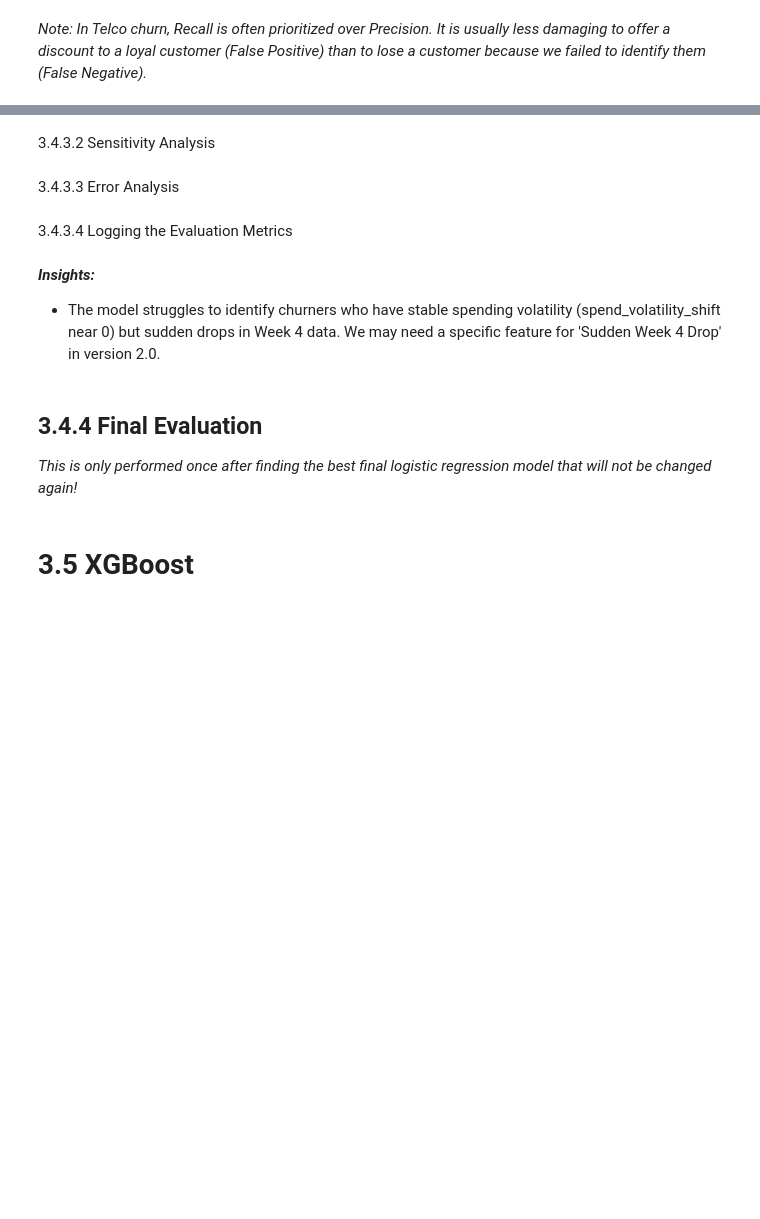
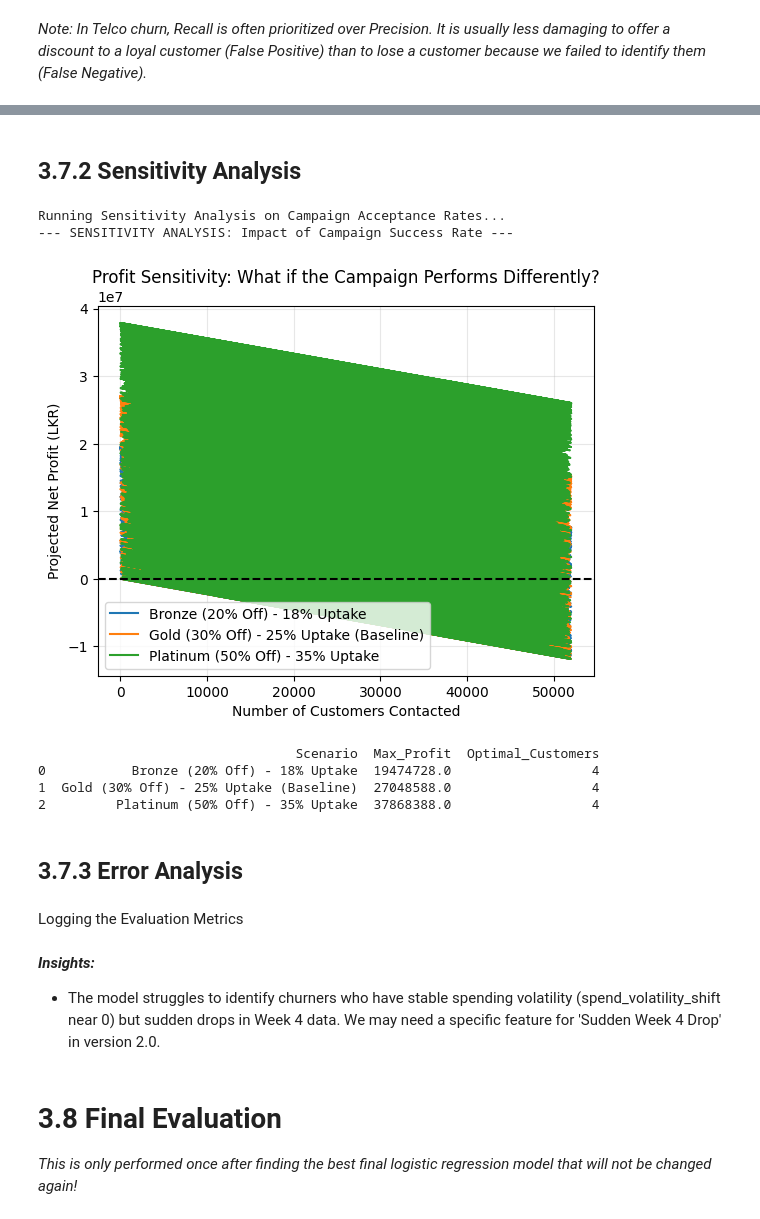
Before and after one commit to tejakusumah-y2008hub/telco-customer-churn-prediction, a Jupyter notebook: notebooks/3.0-yusuftejakusumah-modeling-and-evaluation.ipynb, the cells around one changed output, grey strips where cells are left out. Saved outputs shown, nothing was run; the diff lists cells and outputs as text; code cells hidden in the pictures; blank space fills up the shorter version.

```diff
--- a/notebooks/3.0-yusuftejakusumah-modeling-and-evaluation.ipynb
+++ b/notebooks/3.0-yusuftejakusumah-modeling-and-evaluation.ipynb
@@ -325,11 +611,35 @@ advanced_churn_evaluation(
 # %% [markdown]
-3.4.3.2 Sensitivity Analysis
+## 3.7.2 Sensitivity Analysis
 # %%
 # Sensitivity Analysis
+# Define scenarios with specific Costs and Acceptance Rates
+scenarios = [
+    # SCENARIO A: The "Bronze" Offer (20% Off)
+    # Cheaper (Rs. 150) but low acceptance (18%)
+    {'rate': 0.18, 'cost': 150, 'label': 'Bronze (20% Off) - 18% Uptake'},
+
+    # SCENARIO B: The "Gold" Offer (30% Off) - YOUR CHOSEN STRATEGY
+    # Balanced Cost (Rs. 225) and good acceptance (25%)
+    {'rate': 0.25, 'cost': 225, 'label': 'Gold (30% Off) - 25% Uptake (Baseline)'},
+
+    # SCENARIO C: The "Platinum" Offer (50% Off)
+    # Expensive (Rs. 375) but high acceptance (35%)
+    {'rate': 0.35, 'cost': 375, 'label': 'Platinum (50% Off) - 35% Uptake'}
+]
 print("Running Sensitivity Analysis on Campaign Acceptance Rates...")
-run_sensitivity_analysis(final_model, X_train, y_train)
+run_sensitivity_analysis(final_model, X_train, y_train, scenarios=scenarios,
+                         ltv=LTV_LKR, cost_offer=COST_OFFER_LKR,
+                         cost_contact=COST_CONTACT_LKR, currency="LKR")
+# %% [output]
+Running Sensitivity Analysis on Campaign Acceptance Rates...
+--- SENSITIVITY ANALYSIS: Impact of Campaign Success Rate ---
+[figure, added]
+                                 Scenario  Max_Profit  Optimal_Customers
+0           Bronze (20% Off) - 18% Uptake  19474728.0                  4
+1  Gold (30% Off) - 25% Uptake (Baseline)  27048588.0                  4
+2         Platinum (50% Off) - 35% Uptake  37868388.0                  4
 # %% [markdown]
-3.4.3.3 Error Analysis
+## 3.7.3 Error Analysis
 # %%
 # Error Analysis
 # Get predictions
@@ -357,7 +667,7 @@ print(f"High Confidence False Negatives: {len(false_negatives_train)}")
 print("Profile of Missed Churners (False Negatives):")
 print(false_negatives_train[['trend_data_w4_vs_w1', 'spend_volatility_shift']].mean())
 # %% [markdown]
-3.4.3.4 Logging the Evaluation Metrics
+Logging the Evaluation Metrics
 # %%
 # Create a special run just for the Final Model Evaluation on the training set
 
@@ -380,8 +690,6 @@ with mlflow.start_run(run_name="Final_Model_Evaluation_for_Training"):
 
 * The model struggles to identify churners who have stable spending volatility (spend_volatility_shift near 0) but sudden drops in Week 4 data. We may need a specific feature for 'Sudden Week 4 Drop' in version 2.0.
 # %% [markdown]
-## 3.4.4 Final Evaluation
+# 3.8 Final Evaluation
 
 *This is only performed once after finding the best final logistic regression model that will not be changed again!*
-# %% [markdown]
-# 3.5 XGBoost
```
Also changed, not shown: parts of 30 cells of this notebook, 2 other files.
